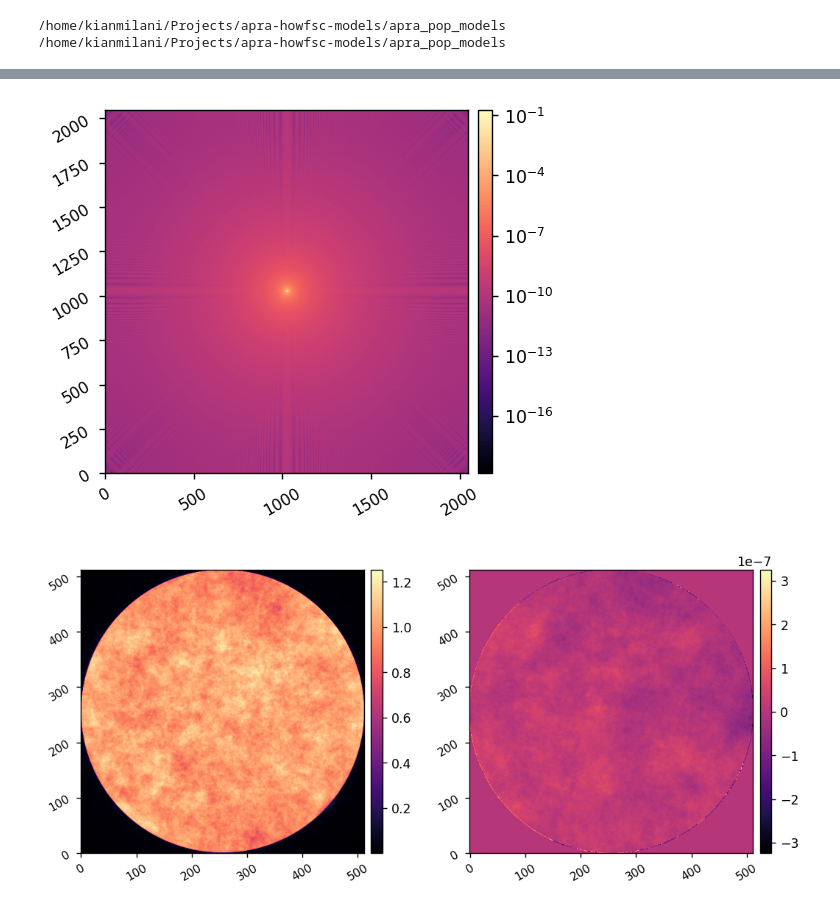
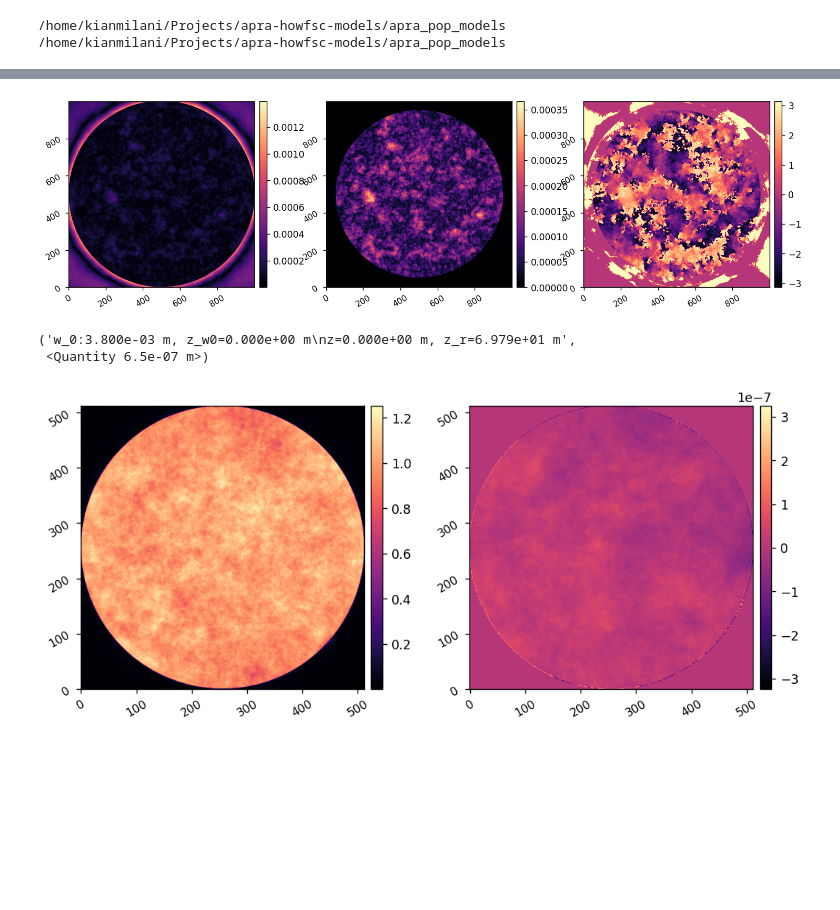
Before and after one commit to kian1377/apra-howfsc-models, a Jupyter notebook: notebooks/test_poppy_fresnel_2dm.ipynb, the cells around one changed output, grey strips where cells are left out. Cells and saved outputs as stored; diff of their text form; code cells hidden in the pictures; blank space fills up the shorter version.

```diff
--- a/notebooks/test_poppy_fresnel_2dm.ipynb
+++ b/notebooks/test_poppy_fresnel_2dm.ipynb
@@ -110,7 +102,10 @@ Including factor of 2 from reflection when computing OPD.
-# %%
-imshow1(psf, lognorm=True, npix)
-# %% [output]
-[figure, removed]
+# %%
+imshow3(wfs[-10].amplitude, wfs[-9].amplitude, wfs[-9].phase, npix=coro.npix)
+wfs[-10].param_str, wfs[-10].wavelength
+# %% [output]
+[figure, added]
+('w_0:3.800e-03 m, z_w0=0.000e+00 m\nz=0.000e+00 m, z_r=6.979e+01 m',
+ <Quantity 6.5e-07 m>)
 # %%
 wf_index = 16
 amp = apra_pop_models.utils.pad_or_crop(wfs[wf_index].amplitude, coro.npix)
```
Also changed, not shown: parts of 9 cells of this notebook, 5 other files.
